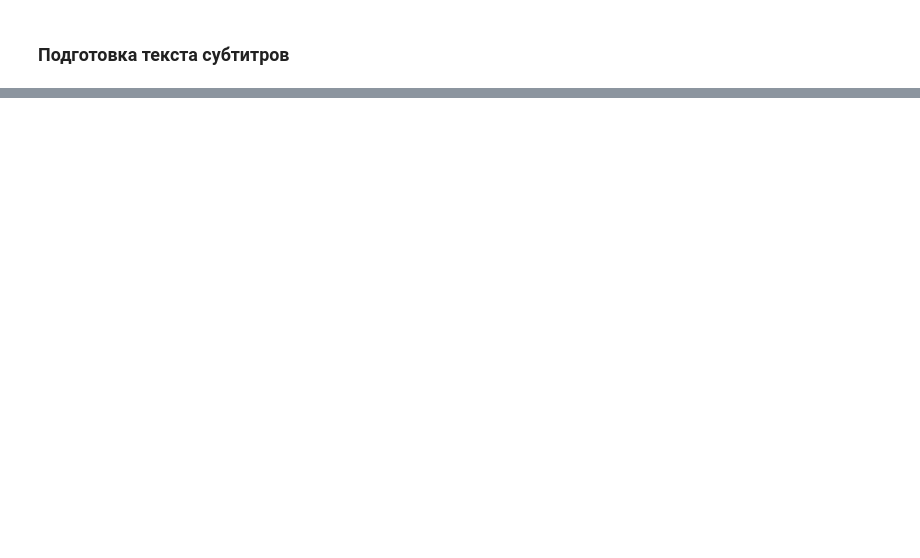
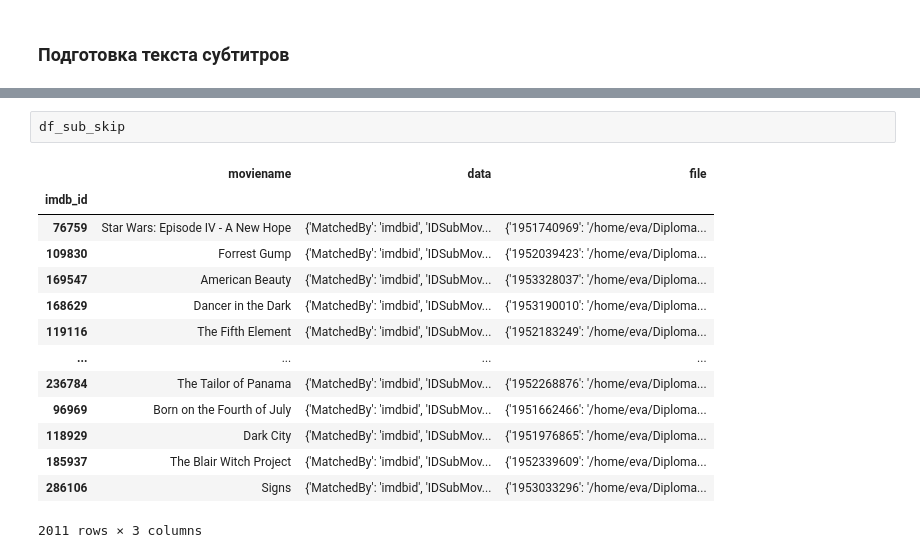
Before and after one commit to baidakovil/Diploma, a Jupyter notebook: fil-sub-cleaning.ipynb, the cells around one changed output, grey strips where cells are left out. Cells and saved outputs as stored; diff of their text form; blank space fills up the shorter version.

```diff
--- a/fil-sub-cleaning.ipynb
+++ b/fil-sub-cleaning.ipynb
@@ -116,0 +266,17 @@ df
+# %%
+df_sub_skip
+# %% [output]
+|  | moviename | data | file |
+| imdb_id |  |  |  |
+| 76759 | Star Wars: Episode IV - A New Hope | {'MatchedBy': 'imdbid', 'IDSubMov... | {'1951740969': '/home/eva/Diploma... |
+| 109830 | Forrest Gump | {'MatchedBy': 'imdbid', 'IDSubMov... | {'1952039423': '/home/eva/Diploma... |
+| 169547 | American Beauty | {'MatchedBy': 'imdbid', 'IDSubMov... | {'1953328037': '/home/eva/Diploma... |
+| 168629 | Dancer in the Dark | {'MatchedBy': 'imdbid', 'IDSubMov... | {'1953190010': '/home/eva/Diploma... |
+| 119116 | The Fifth Element | {'MatchedBy': 'imdbid', 'IDSubMov... | {'1952183249': '/home/eva/Diploma... |
+| ... | ... | ... | ... |
+| 236784 | The Tailor of Panama | {'MatchedBy': 'imdbid', 'IDSubMov... | {'1952268876': '/home/eva/Diploma... |
+| 96969 | Born on the Fourth of July | {'MatchedBy': 'imdbid', 'IDSubMov... | {'1951662466': '/home/eva/Diploma... |
+| 118929 | Dark City | {'MatchedBy': 'imdbid', 'IDSubMov... | {'1951976865': '/home/eva/Diploma... |
+| 185937 | The Blair Witch Project | {'MatchedBy': 'imdbid', 'IDSubMov... | {'1952339609': '/home/eva/Diploma... |
+| 286106 | Signs | {'MatchedBy': 'imdbid', 'IDSubMov... | {'1953033296': '/home/eva/Diploma... |
+2011 rows × 3 columns
```
Also changed, not shown: parts of 17 cells of this notebook, 34 other files.
